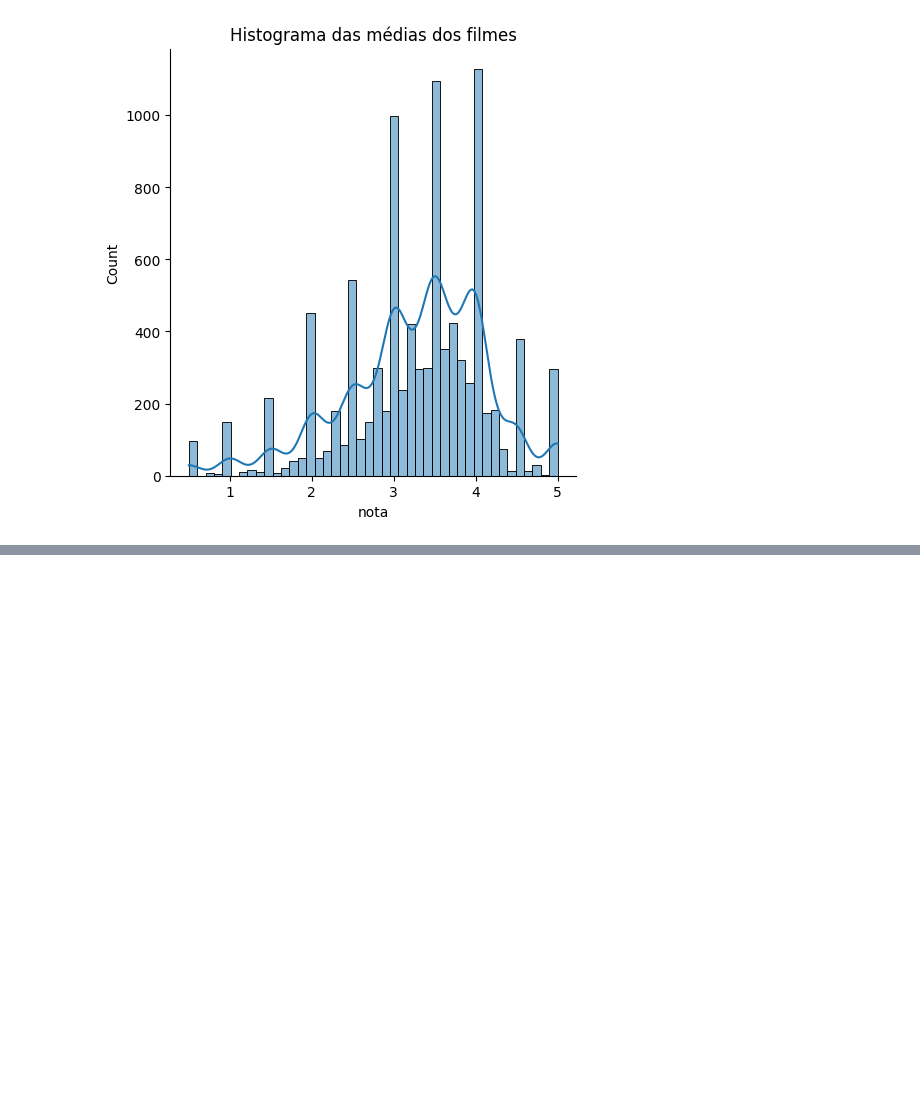
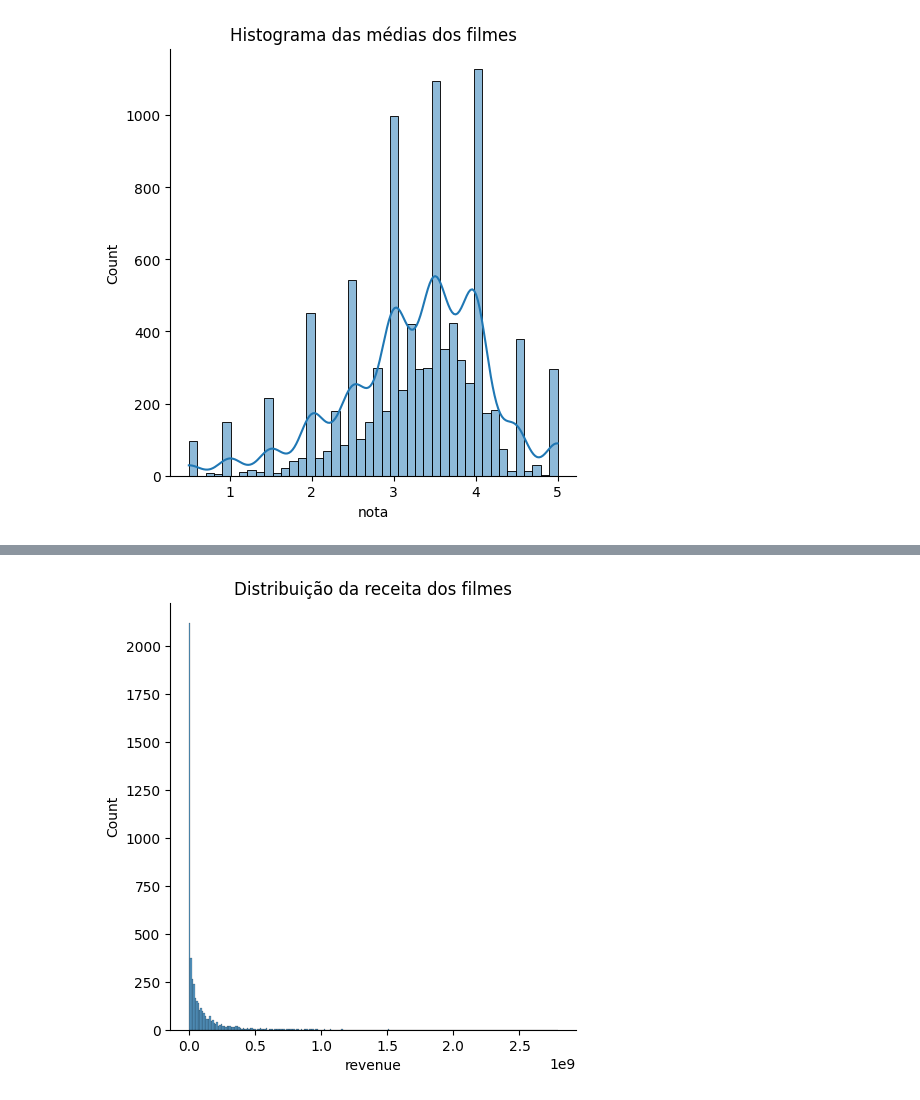
Before and after one commit to orlandojsjunior/Data_Science-explorando_e_analisando_dados, a Jupyter notebook: Explorando_e_analisando_dados.ipynb, the cells around one changed output, grey strips where cells are left out. Cells and saved outputs as stored; diff of their text form; code cells hidden in the pictures; blank space fills up the shorter version.

```diff
--- a/Explorando_e_analisando_dados.ipynb
+++ b/Explorando_e_analisando_dados.ipynb
@@ -290,0 +332,6 @@ Text(0.5, 1.0, 'Histograma das médias dos filmes')
+# %%
+sns.displot(tmdb["revenue"])
+plt.title("Distribuição da receita dos filmes")
+plt.show()
+# %% [output]
+[figure, added]
```
Also changed, not shown: parts of 17 cells of this notebook, 1 other file.
